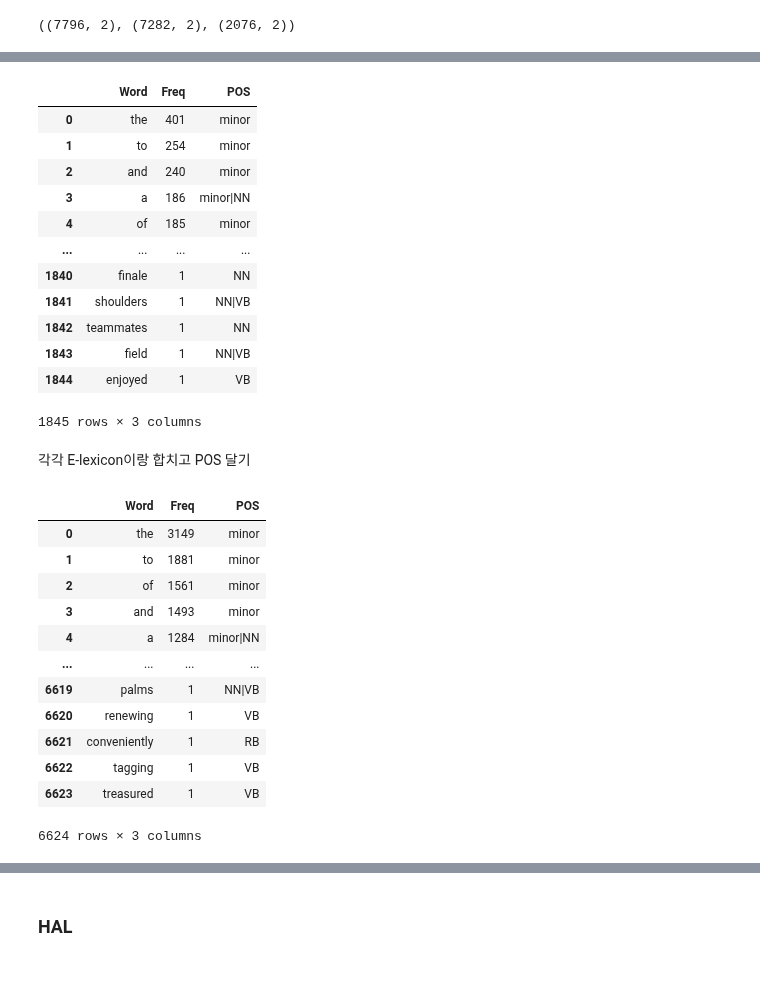
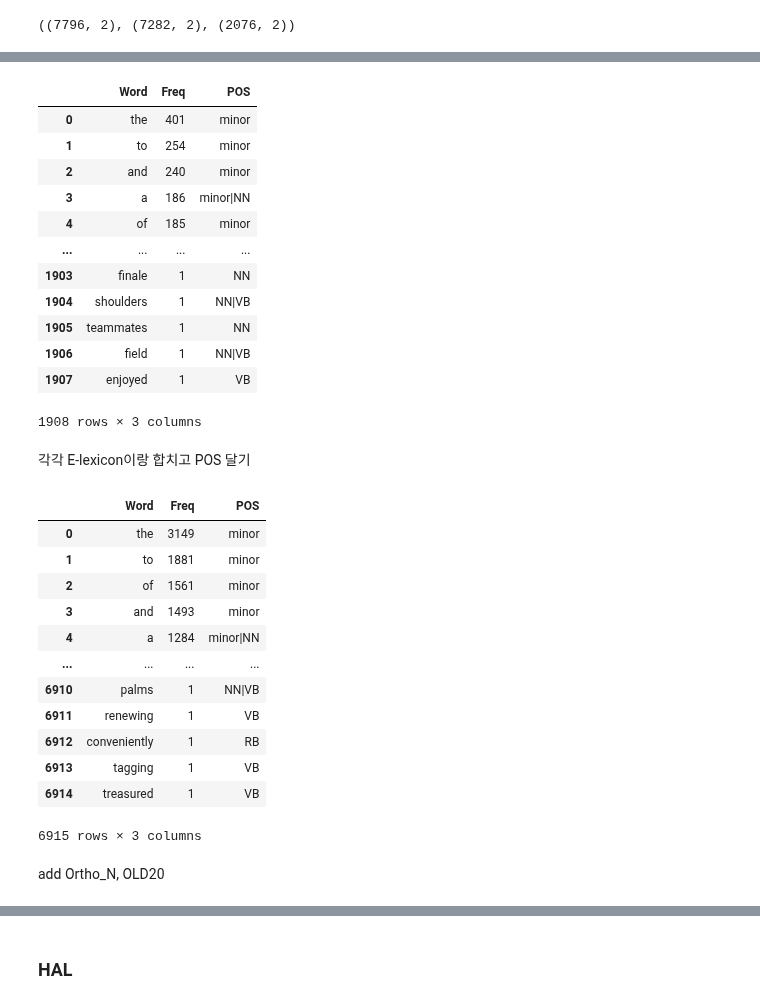
Before and after one commit to irregular6612/english-corpus-comparison, a Jupyter notebook: src/notebooks/corpus_merging.ipynb, the cells around one changed output, grey strips where cells are left out. Cells and saved outputs as stored; diff of their text form; code cells hidden in the pictures; blank space fills up the shorter version.

```diff
--- a/src/notebooks/corpus_merging.ipynb
+++ b/src/notebooks/corpus_merging.ipynb
@@ -234,3 +234,7 @@ E_lexicon_df.head()
 | 2 | Aaron | 5 | 10,806 | 9.288 | 14.650 | 2.874 | 1.930 | 2.212 | 3 | 1.850 | ... |
 | 3 | aback | 5 | 387 | 5.958 | 0.290 | 1.204 | 0.180 | 1.204 | 0 | 1.950 | ... |
 | 4 | abacus | 6 | 513 | 6.240 | 0.240 | 1.114 | 0.120 | 1.041 | 0 | 2.900 | ... |
+# %%
+# null이라는 단어가 있는데, type 지정을 안 해주면 null 값으로 분류됨.
+E_lexicon_df['Word'] = E_lexicon_df['Word'].astype(str)
+E_lexicon_df.info()
@@ -236,0 +262,3 @@ E_lexicon_df.head()
+# %%
+E_lexicon_df['Word'] = E_lexicon_df['Word'].str.lower()
+E_lexicon_df.head()
@@ -236,0 +293,5 @@ E_lexicon_df.head()
+# %%
+from preprocessor import TargetCorpusPreprocessor
+
+E_lexicon_df = TargetCorpusPreprocessor(E_lexicon_df).preprocess()
+E_lexicon_df.to_excel(os.path.join(corpora_dir, 'merged_corpora', 'E_lexicon_preprocessed.xlsx'), index=False)
@@ -265,25 +344,27 @@ CSAT_only_POS_df.dropna(subset=['POS']).reset_index(drop=True)
 # %%
 textbook_only_POS_df = pd.merge(textbook_only_df, E_lexicon_df, on='Word', how='left')[['Word', 'Freq', 'POS']]
-textbook_only_POS_df.dropna(subset=['POS']).reset_index(drop=True)
+textbook_only_POS_df = textbook_only_POS_df.dropna(subset=['POS']).reset_index(drop=True)
+textbook_only_POS_df
 # %% [output]
 |  | Word | Freq | POS |
 | 0 | the | 401 | minor |
 | 1 | to | 254 | minor |
 | 2 | and | 240 | minor |
 | 3 | a | 186 | minor|NN |
 | 4 | of | 185 | minor |
 | ... | ... | ... | ... |
-| 1840 | finale | 1 | NN |
-| 1841 | shoulders | 1 | NN|VB |
-| 1842 | teammates | 1 | NN |
-| 1843 | field | 1 | NN|VB |
-| 1844 | enjoyed | 1 | VB |
+| 1903 | finale | 1 | NN |
+| 1904 | shoulders | 1 | NN|VB |
+| 1905 | teammates | 1 | NN |
+| 1906 | field | 1 | NN|VB |
+| 1907 | enjoyed | 1 | VB |
-1845 rows × 3 columns
+1908 rows × 3 columns
 # %% [markdown]
 각각 E-lexicon이랑 합치고 POS 달기
 # %%
 CSAT_POS_df = pd.merge(CSAT_df, E_lexicon_df, on='Word', how='left')[['Word', 'Freq', 'POS']]
-CSAT_POS_df.dropna(subset=['POS']).reset_index(drop=True)
+CSAT_POS_df = CSAT_POS_df.dropna(subset=['POS']).reset_index(drop=True)
+CSAT_POS_df
 # %% [output]
 |  | Word | Freq | POS |
 | 0 | the | 3149 | minor |
@@ -292,9 +373,11 @@ CSAT_POS_df.dropna(subset=['POS']).reset_index(drop=True)
 | 3 | and | 1493 | minor |
 | 4 | a | 1284 | minor|NN |
 | ... | ... | ... | ... |
-| 6619 | palms | 1 | NN|VB |
-| 6620 | renewing | 1 | VB |
-| 6621 | conveniently | 1 | RB |
-| 6622 | tagging | 1 | VB |
-| 6623 | treasured | 1 | VB |
+| 6910 | palms | 1 | NN|VB |
+| 6911 | renewing | 1 | VB |
+| 6912 | conveniently | 1 | RB |
+| 6913 | tagging | 1 | VB |
+| 6914 | treasured | 1 | VB |
-6624 rows × 3 columns
+6915 rows × 3 columns
+# %% [markdown]
+add Ortho_N, OLD20
```
Also changed, not shown: parts of 33 cells of this notebook, 2 other files.
